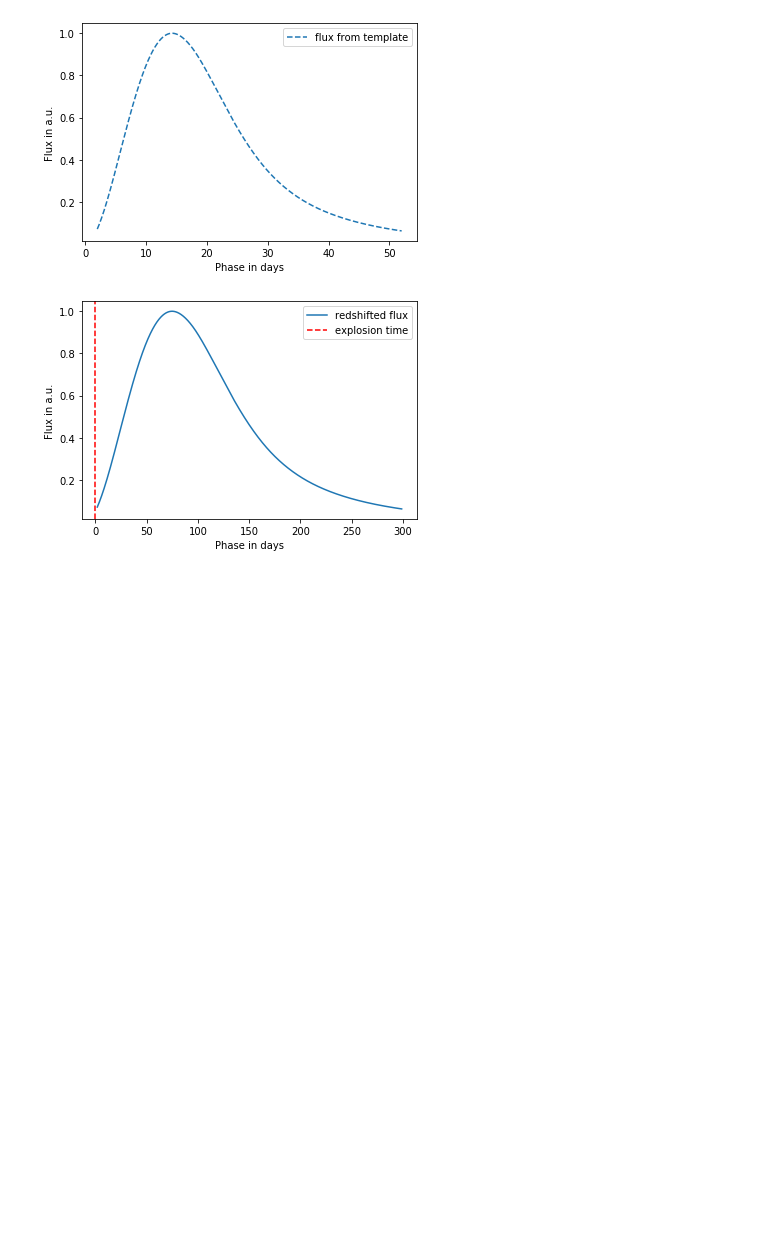
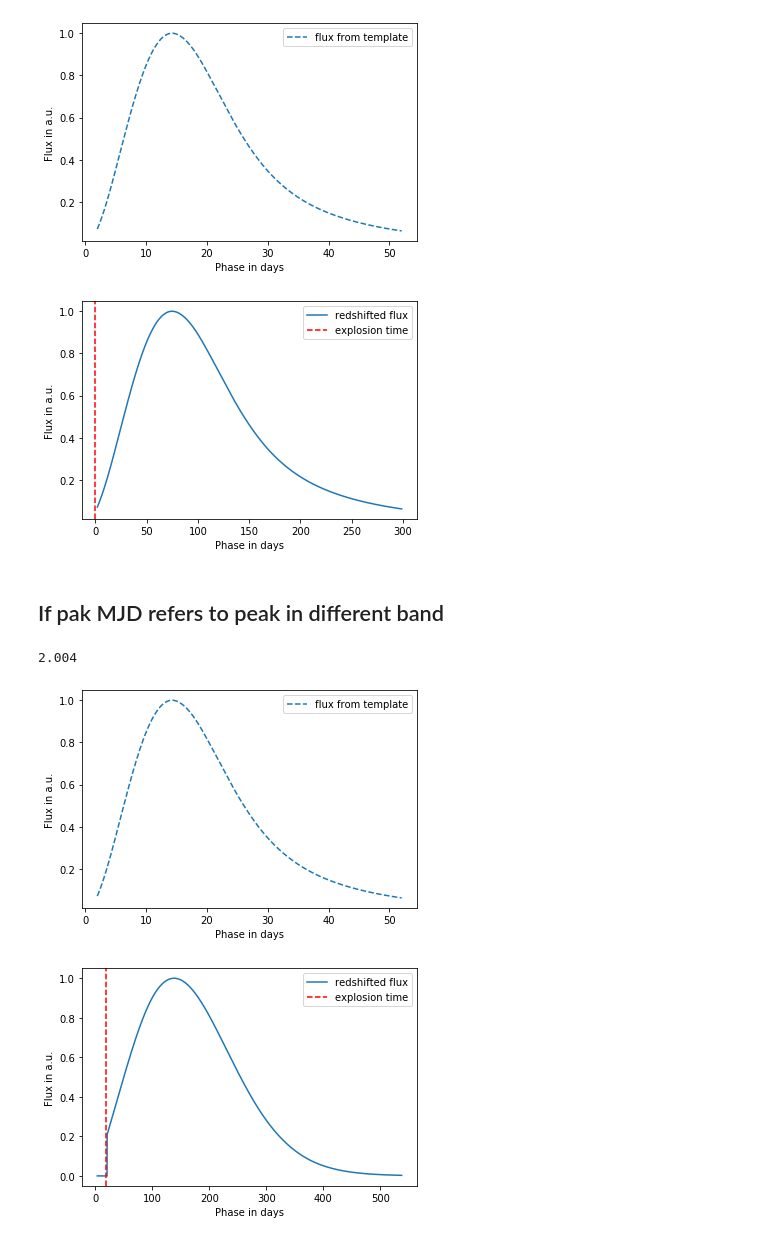
Before and after one commit to JannisNe/ztf_SN-LCs-explosion_time_estimation, a Jupyter notebook: demo/explosion_time_from_times_series/explosion_time_from_peak_mjd.ipynb, the cells around one changed output. Drawn from its saved outputs; the diff is of its cells as text; code cells hidden in the pictures; blank space fills up the shorter version.

Commit message:
demo for explosion time estimation

```diff
--- a/demo/explosion_time_from_times_series/explosion_time_from_peak_mjd.ipynb
+++ b/demo/explosion_time_from_times_series/explosion_time_from_peak_mjd.ipynb
@@ -196,3 +196,52 @@ plt.close()
 2.004
 [figure]
 [figure]
+# %% [markdown]
+## If pak MJD refers to peak in different band ##
+# %%
+source = sncosmo_source(my_source_path)
+
+wavelength = [source.minwave(), source.maxwave()]
+transmission = [1, 1]
+complete_band = sncosmo.Bandpass(wavelength, transmission, name='complete band')
+amp = 1e-1
+source.set(amplitude=amp)
+step = 5000
+time = np.linspace(source.minphase(), source.minphase()+50, step)
+flux = source.bandflux(complete_band, time)
+flux = flux / max(flux)
+tstart = min(time[flux > 0.01])
+print(tstart)
+
+fig, ax = plt.subplots()
+ax.plot(time, flux, label='flux from template', ls='--')
+ax.set_xlabel('Phase in days')
+ax.set_ylabel('Flux in a.u.')
+ax.legend()
+plt.show()
+plt.close()
+
+model = sncosmo.Model(source)
+model.set(z=0.8, t0=0)
+band = sncosmo.get_bandpass('desg')
+
+redtime = np.linspace(model.mintime(), model.maxtime(), step)
+redshifted_flux = model.bandflux(band, time)
+redshifted_flux = redshifted_flux / max(redshifted_flux)
+# redtime = redtime - redtime[np.argmax(redshifted_flux)] + peak_mjd
+t_exp_pre = min(redtime[redshifted_flux > 0.01])
+t_exp = t_exp_pre - tstart * (1 + redshift) if tstart > 0 else t_exp_pre
+
+fig, ax = plt.subplots()
+ax.plot(redtime, redshifted_flux, label='redshifted flux')
+ax.axvline(t_exp, label='explosion time', ls='--', c='r')
+# ax.axvline(peak_mjd, label='peak MJD', ls='--')
+ax.set_xlabel('Phase in days')
+ax.set_ylabel('Flux in a.u.')
+ax.legend()
+plt.show()
+plt.close()
+# %% [output]
+2.004
+[figure, added]
+[figure, added]
```
Also changed, not shown: parts of 3 cells of this notebook, 3 other files.
